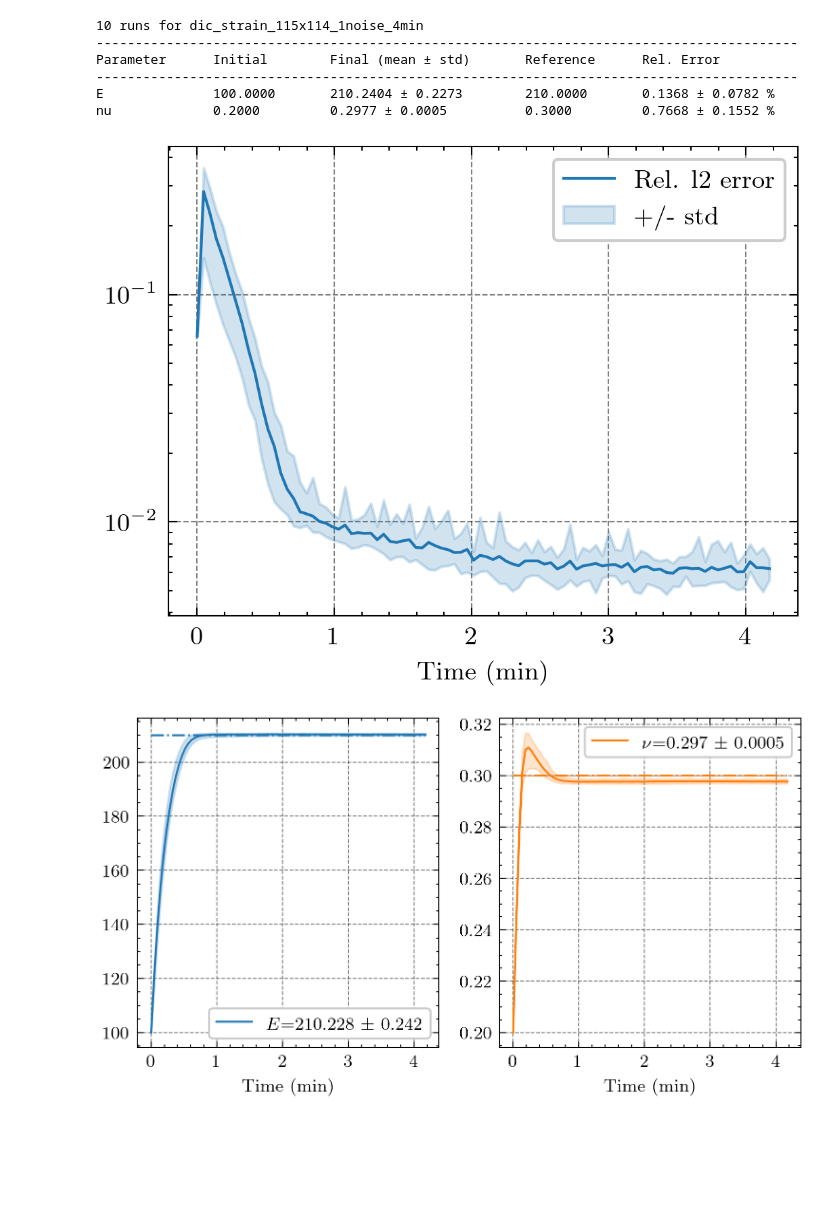
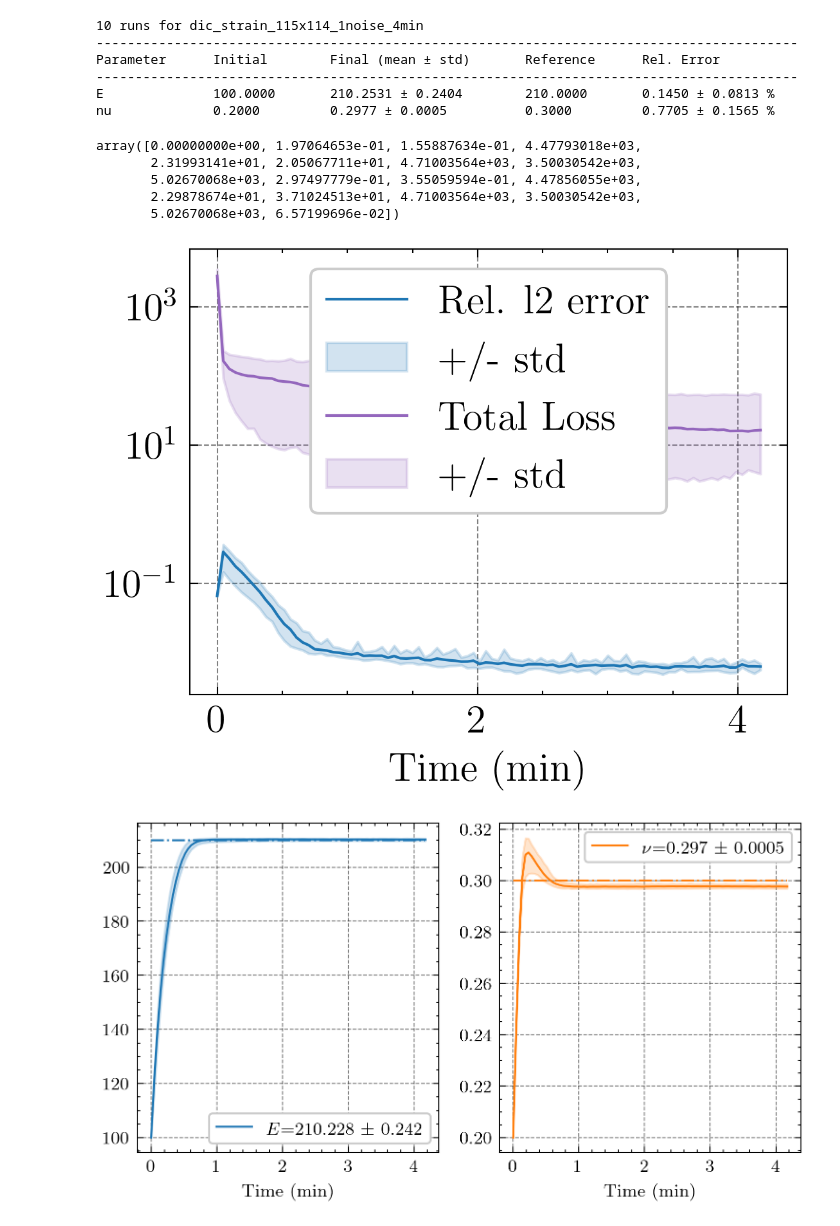
Before and after one commit to bonneted/PINN-MT2.0, a Jupyter notebook: 1_side_loaded_plate/2_noise_study/plot_multi_runs.ipynb, the cells around one changed output. Cells and saved outputs as stored; diff of their text form; code cells hidden in the pictures; blank space fills up the shorter version.

```diff
--- a/1_side_loaded_plate/2_noise_study/plot_multi_runs.ipynb
+++ b/1_side_loaded_plate/2_noise_study/plot_multi_runs.ipynb
@@ -97,7 +97,7 @@ residuals = loss_history[:,:, -1]
 PDE_loss = np.mean(loss_history[:,:, 1:3], axis=2)
 Mat_loss = np.mean(loss_history[:,:, 3:5], axis=2)
 DIC_loss = np.mean(loss_history[:,:, 5:7], axis=2)
-Total_loss = np.mean(loss_history[:,:, 7:], axis=2)
+Total_loss = np.mean(loss_history[:,:, 1:7], axis=2)
 
 metrics = [residuals, PDE_loss, Mat_loss, DIC_loss,Total_loss]
 metrics_names = ["Rel. l2 error", "PDE Loss", "Material Loss", "DIC Loss","Total Loss"]
@@ -109,9 +109,6 @@ nu_init = run_config["problem"]["nu_init"]
 E_actual = run_config["problem"]["E_actual"]/1e3 # GPa
 nu_actual = run_config["problem"]["nu_actual"]
 
-# E_finals = np.array([np.mean(E[-10:]) for E in E_history])
-# nu_finals = np.array([np.mean(nu[-10:]) for nu in nu_history])
-
 E_finals = np.array([np.mean(E[np.argsort(losses)[:5]]) for E, losses in zip(E_history, Total_loss)])
 nu_finals = np.array([np.mean(nu[np.argsort(losses)[:5]]) for nu, losses in zip(nu_history, Total_loss)])
 
@@ -125,8 +122,16 @@ print(f"{'nu':<15}{nu_init:<15.4f}{f'{np.mean(nu_finals):.4f} ± {np.std(nu_fina
 ------------------------------------------------------------------------------------------
 Parameter      Initial        Final (mean ± std)       Reference      Rel. Error
 ------------------------------------------------------------------------------------------
-E              100.0000       210.2404 ± 0.2273        210.0000       0.1368 ± 0.0782 %
-nu             0.2000         0.2977 ± 0.0005          0.3000         0.7668 ± 0.1552 %
+E              100.0000       210.2531 ± 0.2404        210.0000       0.1450 ± 0.0813 %
+nu             0.2000         0.2977 ± 0.0005          0.3000         0.7705 ± 0.1565 %
+# %%
+loss_history[0,0, :]
+# %% [output]
+array([0.00000000e+00, 1.97064653e-01, 1.55887634e-01, 4.47793018e+03,
+       2.31993141e+01, 2.05067711e+01, 4.71003564e+03, 3.50030542e+03,
+       5.02670068e+03, 2.97497779e-01, 3.55059594e-01, 4.47856055e+03,
+       2.29878674e+01, 3.71024513e+01, 4.71003564e+03, 3.50030542e+03,
+       5.02670068e+03, 6.57199696e-02])
 # %%
 import matplotlib.pyplot as plt
 
@@ -134,7 +139,7 @@ import matplotlib.pyplot as plt
 step_type = ["iteration", "time"][1]
 time_unit = ["s", "min"][1]
 time_scaling = 1/60 if time_unit == "min" else 1
-metrics_idx = [0,1,2,3][0:1]  # 0: residuals, 1: PDE loss, 2: Material loss, 3: DIC loss
+metrics_idx = [0,4]  # 0: residuals, 1: PDE loss, 2: Material loss, 3: DIC loss, 4: Total loss
 t_elapsed = run_config["execution"]["elapsed"]
 if step_type == "time":
     steps = np.array(steps_loaded) * t_elapsed / steps_loaded[-1] * time_scaling
@@ -148,34 +153,34 @@ def init_metrics(ax, metrics_idx=[0]):
     lines = []
     scatters = []
     for idx in metrics_idx:
         ax.plot(steps, metrics[idx].mean(axis=0), alpha=1, color=palette[idx])
         lines.append(ax.plot([], [], zorder=3, color=palette[idx], label=metrics_names[idx])[0])
         ax.fill_between(steps, metrics[idx].min(axis=0), metrics[idx].max(axis=0), alpha=0.2, color=palette[idx], label="+/- std")
         scatters.append(ax.scatter([], [], c='k', zorder=4))
     ax.legend()
     if step_type == "time":
         ax.set_xlabel(f"Time ({time_unit})")
     else:
         ax.set_xlabel("Iterations")
     return lines, scatters
 
 def update_metrics(iterations, lines, scatters, metrics_idx=[0]):
     for line, scatter in zip(lines, scatters):
         for idx in metrics_idx:
             line.set_data(steps, metrics[idx][:iterations].mean(axis=0))
             scatter.set_offsets(np.array([steps[iterations], metrics[idx][:iterations].mean(axis=0)]).T)
     return lines, scatters
 
 
 fig, ax = plt.subplots(1, 1, figsize=(4, 3), dpi=300)
 lines, scatters = init_metrics(ax,  metrics_idx=metrics_idx)
 # update_metrics(-1, lines, scatters, metrics_idx=metrics_idx)
 plt.show()
 
 # anim = animation.FuncAnimation(fig, update_losshistory, fargs=(line_pinn, line_spinn, scatter_pinn, scatter_spinn), frames=int(len(losshistory_pinn)/10), interval=100, repeat=False)
 # HTML(anim.to_jshtml())
 # %% [output]
-[figure, old version]
+[figure, new version]
 # %%
 def init_variables(ax):
     ax[0].hlines(y=E_actual, xmin=0, xmax=steps.max(), linestyles='-.', colors=palette[0])
```
Also changed, not shown: parts of 1 cell of this notebook, 1 other file.
